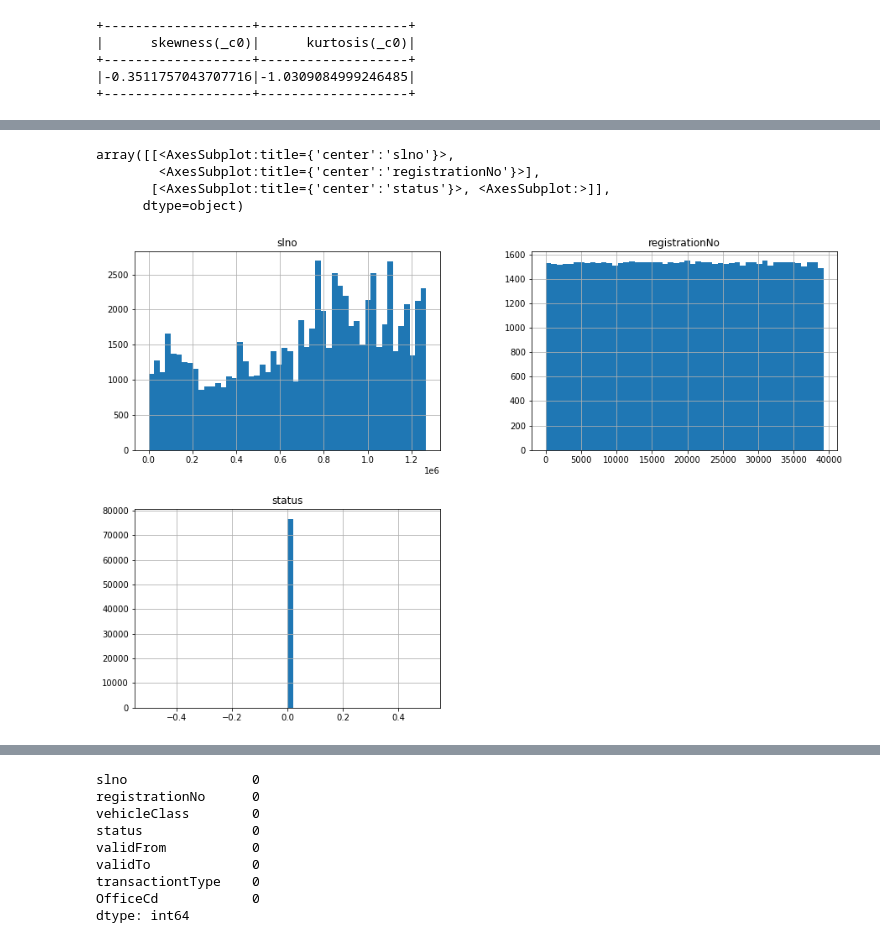
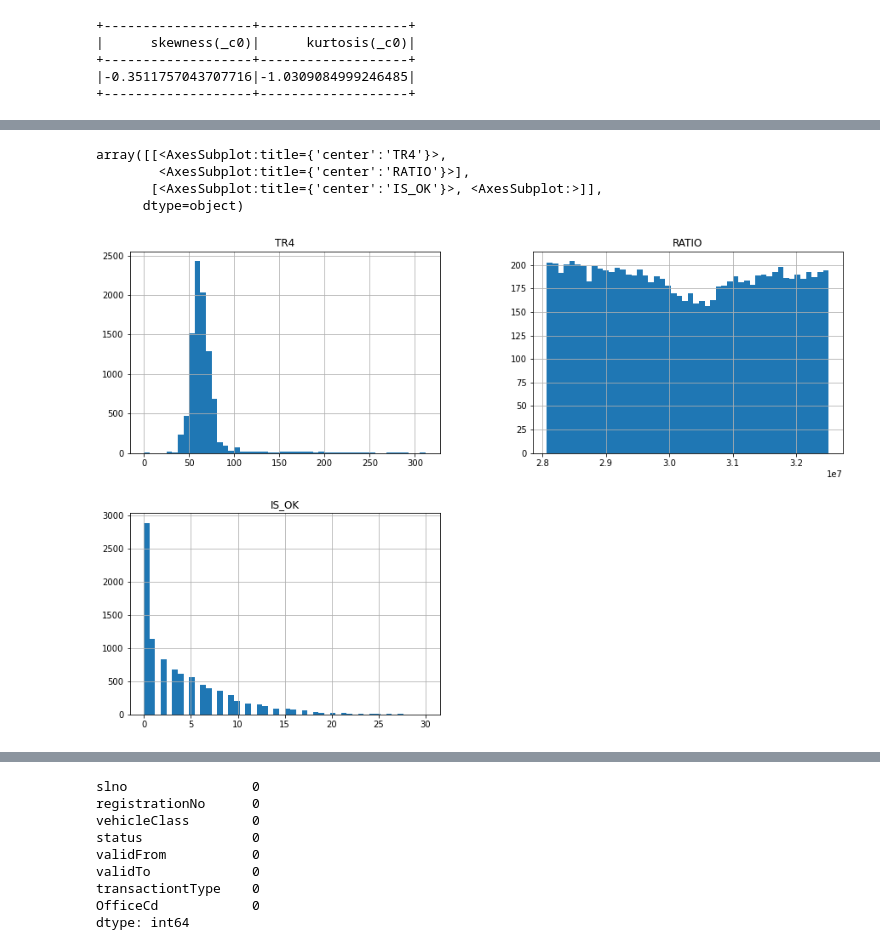
Before and after one commit to digitalhemanth/Data-Science, a Jupyter notebook: Scikit Learn/dataset_1/spark_hadoop_ml_1.ipynb, the cells around one changed output, grey strips where cells are left out. Cells and saved outputs as stored; diff of their text form; code cells hidden in the pictures.

```diff
--- a/Scikit Learn/dataset_1/spark_hadoop_ml_1.ipynb
+++ b/Scikit Learn/dataset_1/spark_hadoop_ml_1.ipynb
@@ -17,5 +19,6 @@ spark
 # %%
-trans_data = spark.read.csv('D:/Code_Place/Data-Science/Scikit Learn/trasport/ts_transport_fitness_01_03_2022to31_03_2022.csv', inferSchema=True, header=True)
-trans_data.printSchema()
+
+file_data  = spark.read.csv(r'D:\Code_Place\Data-Science\Scikit Learn\dataset_1\trafficData158324.csv', inferSchema=True)
+file_data.printSchema()
 # %% [output]
 root
@@ -31,0 +34,4 @@ root
+# %%
+columns = ["Status","TR1","TR2","TR3","TR4","TR_DATE","IS_OK","RATIO","VON_RATIO"]
+trans_data = file_data.toDF(*columns)
+trans_data.show(2)
@@ -108,0 +121,8 @@ df.replace(np.nan,0)
+# %%
+df['TR_DATE'] = pd.Categorical(df['TR_DATE'])
+df['TR_DATE'] = df.TR_DATE.cat.codes
+df['Status'] = pd.Categorical(df['Status'])
+df['Status'] = df.Status.cat.codes
+
+
+df.head()
@@ -138,17 +152,0 @@ Name: registrationNo, Length: 76657, dtype: object
-# %%
-df['status'] = pd.Categorical(df['status'])
-df['status'] = df.status.cat.codes
-df['vehicleClass'] = pd.Categorical(df['vehicleClass'])
-df['vehicleClass'] = df.vehicleClass.cat.codes
-df['registrationNo'] = pd.Categorical(df['registrationNo'])
-df['registrationNo'] = df.registrationNo.cat.codes
-df['transactiontType'] = pd.Categorical(df['transactiontType'])
-df['transactiontType'] = df.transactiontType.cat.codes
-df['OfficeCd'] = pd.Categorical(df['OfficeCd'])
-df['OfficeCd'] = df.OfficeCd.cat.codes
-df['validFrom'] = pd.Categorical(df['validFrom'])
-df['validFrom'] = df.validFrom.cat.codes
-df['validTo'] = pd.Categorical(df['validTo'])
-df['validTo'] = df.validTo.cat.codes
-
-df.head()
@@ -173,12 +153,11 @@ plt.show()
 # %%
-# # sns.heatmap(trans_data.isnull(),yticklabels=False,cbar=False,cmap='viridis')
-# sns.countplot(data=trans_data)
-clist = ['slno', 'registrationNo', 'status']
+
+clist = ['TR4', 'RATIO', 'IS_OK']
 df_hist = df[clist]
 df_hist.hist(bins=50, figsize=(15,10))
 # %% [output]
-array([[<AxesSubplot:title={'center':'slno'}>,
-        <AxesSubplot:title={'center':'registrationNo'}>],
-       [<AxesSubplot:title={'center':'status'}>, <AxesSubplot:>]],
+array([[<AxesSubplot:title={'center':'TR4'}>,
+        <AxesSubplot:title={'center':'RATIO'}>],
+       [<AxesSubplot:title={'center':'IS_OK'}>, <AxesSubplot:>]],
       dtype=object)
-[figure, old version]
+[figure, new version]
```
Also changed, not shown: parts of 21 cells of this notebook.
